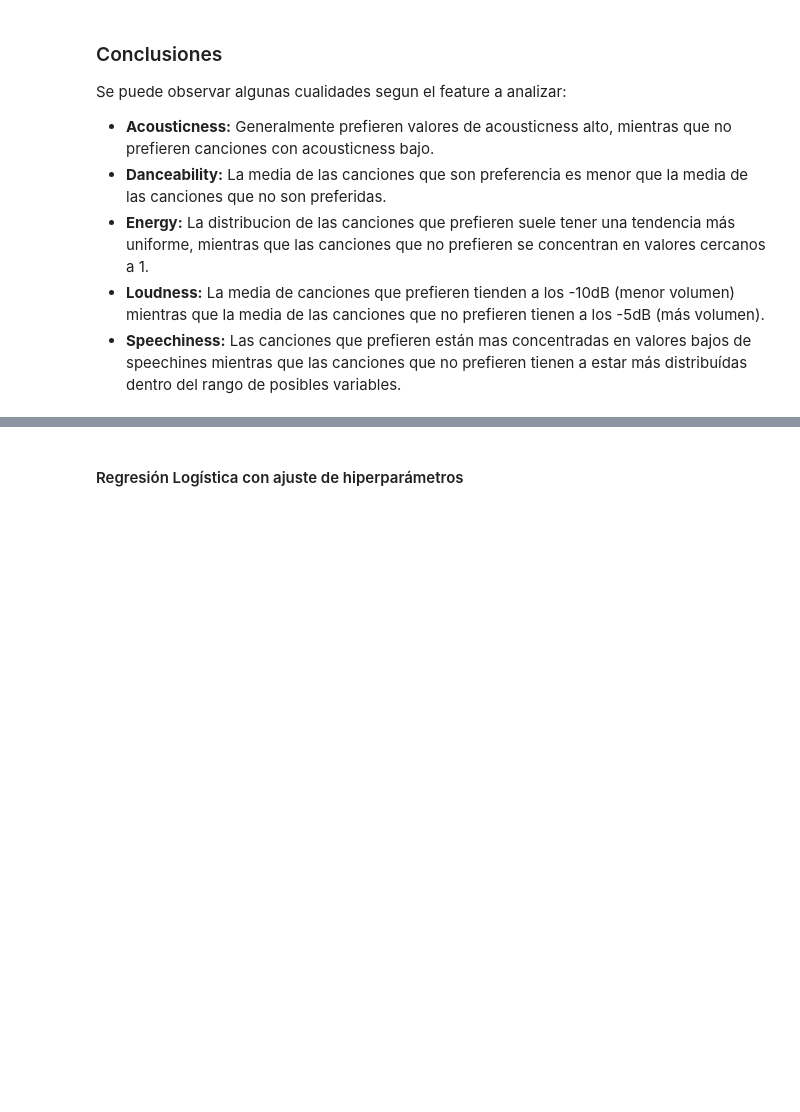
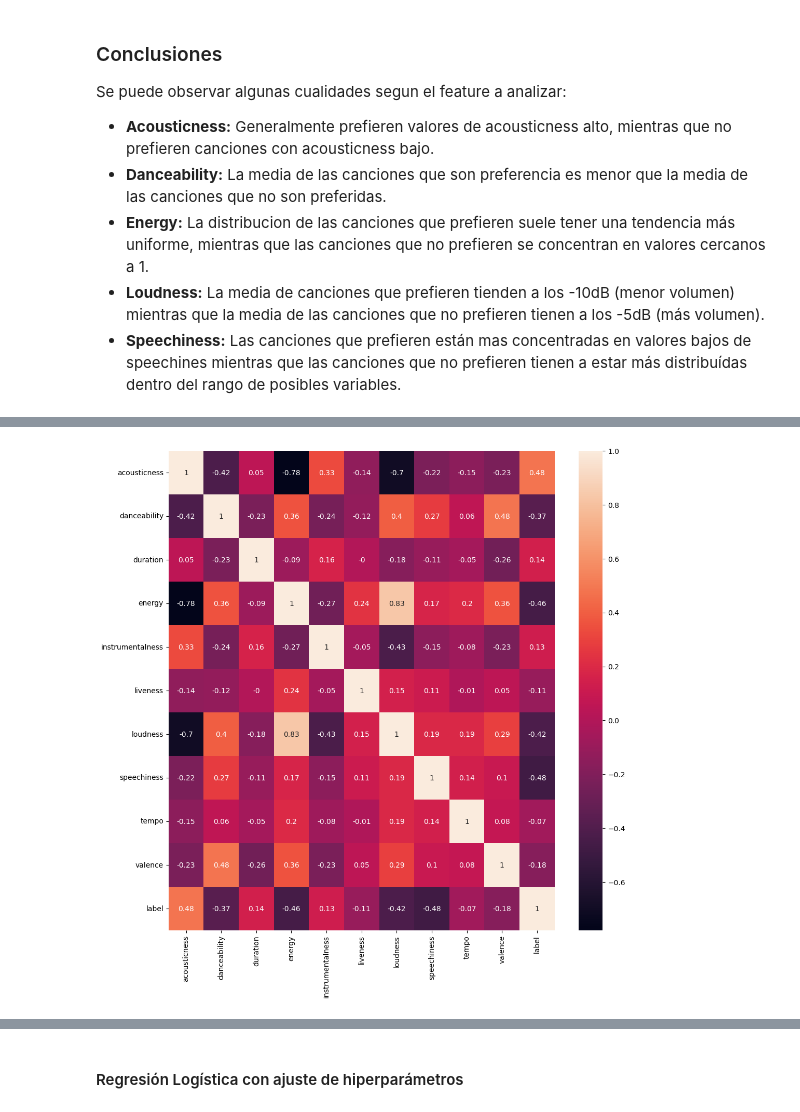
Before and after one commit to luciano106/CEIA-AMq1, a Jupyter notebook: TP_FINAL/tp_final.ipynb, the cells around one changed output, grey strips where cells are left out. Cells and saved outputs as stored; diff of their text form; code cells hidden in the pictures; blank space fills up the shorter version.

```diff
--- a/TP_FINAL/tp_final.ipynb
+++ b/TP_FINAL/tp_final.ipynb
@@ -757,0 +480,8 @@ def LogRegression (X_tr, y_tr, X_ts, y_ts):
+# %%
+categorical_features = ['mode','key','time_signature']
+correlation = spotify_df.drop(columns=categorical_features).corr(numeric_only=True).round(2)
+plt.figure(figsize=(12, 12))
+sns.heatmap(data=correlation, annot=True, annot_kws={"size": 10})
+plt.show()
+# %% [output]
+[figure, added]
```
Also changed, not shown: parts of 66 cells of this notebook, 1 other file.
